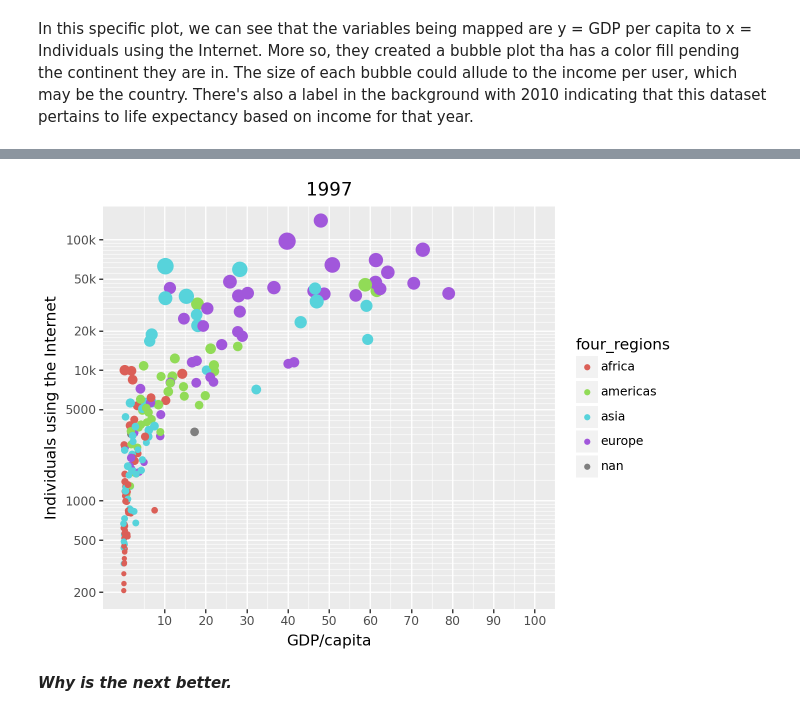
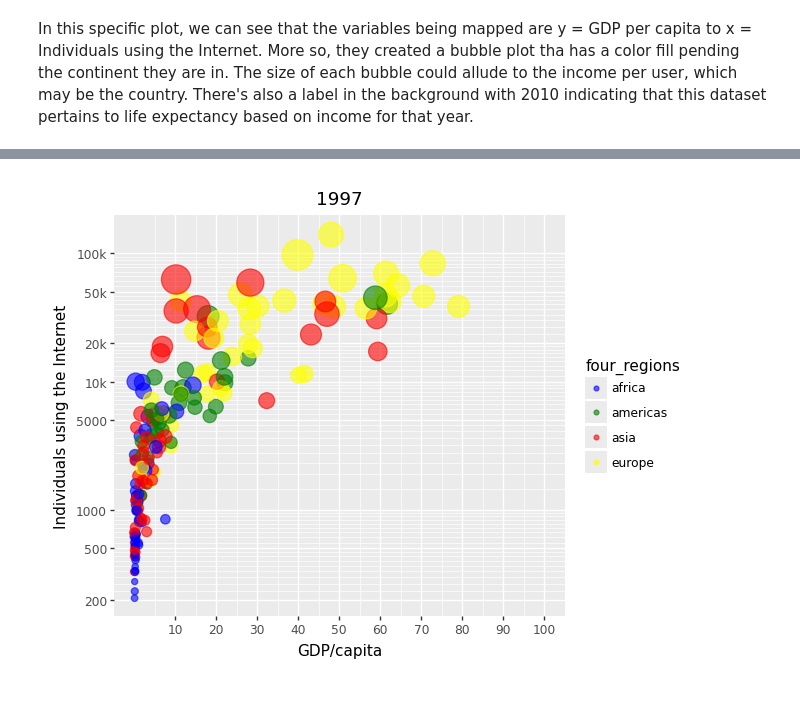
Before and after one commit to ulisesjcaroflores/Lab1, a Jupyter notebook: Lab1.ipynb, the cells around one changed output, grey strips where cells are left out. Drawn from its saved outputs; the diff is of its cells as text; code cells hidden in the pictures.

```diff
--- a/Lab1.ipynb
+++ b/Lab1.ipynb
@@ -155,0 +200,5 @@ FINAL PLOT
+# %%
+#| echo: true
+#| code-fold: true
+q3_data = pd.read_csv("C:/Users/Ulises Caro Flores/OneDrive/Documents/MSBA Cal Poly/GSB 544 Computing and Machine Learning for Analysis/Lab 1/q3data.csv")
+q3_data.head()
@@ -155,0 +212,6 @@ FINAL PLOT
+# %%
+#| echo: true
+#| code-fold: true
+
+q3_data_cleaned = q3_data.dropna()
+display(q3_data_cleaned.head())
@@ -156,21 +225,28 @@ FINAL PLOT
 # %%
-(ggplot(q3_data, aes(x='internet_users', y='gdp', color='four_regions', size='income')) +
- geom_point() +
+#| echo: true
+#| code-fold: true
+(ggplot(q3_data_cleaned, aes(x='internet_users', y='gdp', color='four_regions', size='income')) +
+ geom_point(alpha=0.6) +
  scale_x_continuous(
      limits=[0, 100],
      breaks=[10, 20, 30, 40, 50, 60, 70, 80, 90, 100],
      ) +
  scale_y_continuous(
      trans='log10',
-     limits=[0,180000],
+     limits=[0,200000],
      breaks=[200, 500, 1000, 5000, 10000, 20000, 50000, 100000],
      labels=['200', '500', '1000', '5000', '10k', '20k', '50k', '100k']
      ) +
+ scale_size_continuous(range=[2,12], guide=None) +
+ scale_color_manual(values={
+     "africa":"blue",
+     "americas":"green",
+     "europe":"yellow",
+     "asia":"red"
+ }) +
  labs(title='1997',
       x='GDP/capita',
       y='Individuals using the Internet')
       + guides(size = False))
 # %% [output]
-[figure, old version]
+[figure, new version]
-# %% [markdown]
-***Why is the next better.***
```
Also changed, not shown: parts of 34 cells of this notebook, 1 other file.
